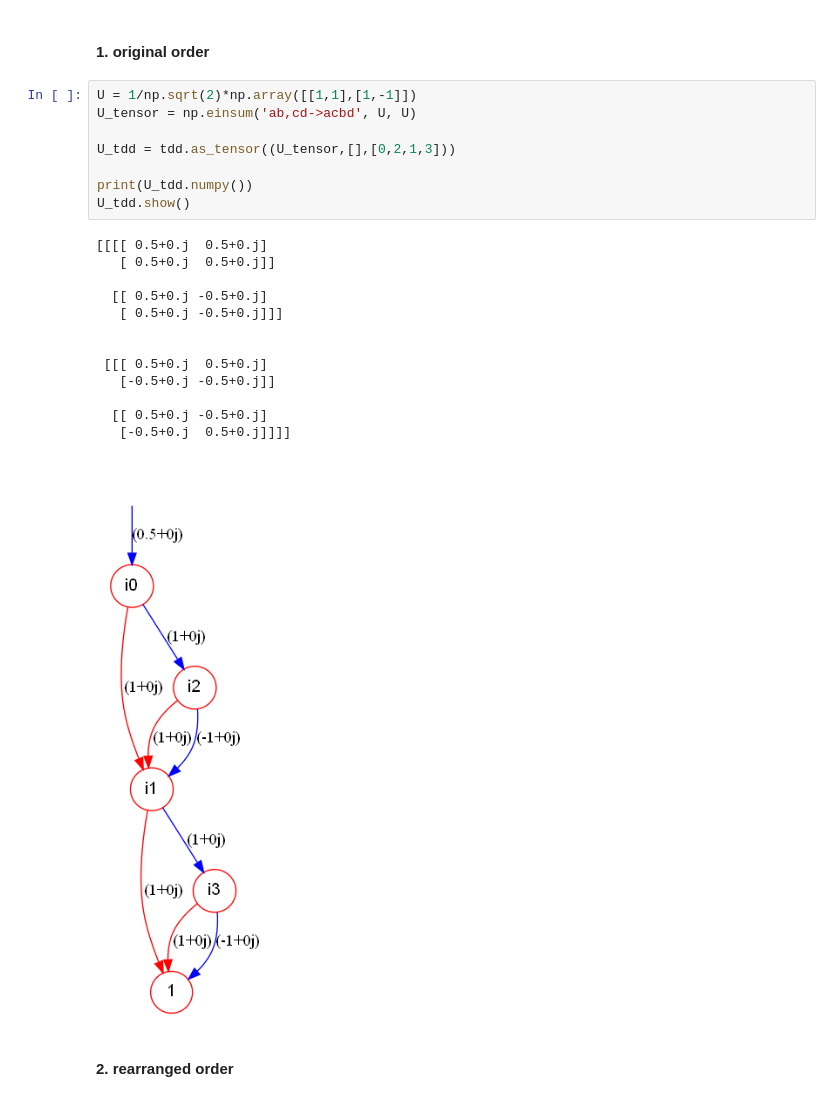
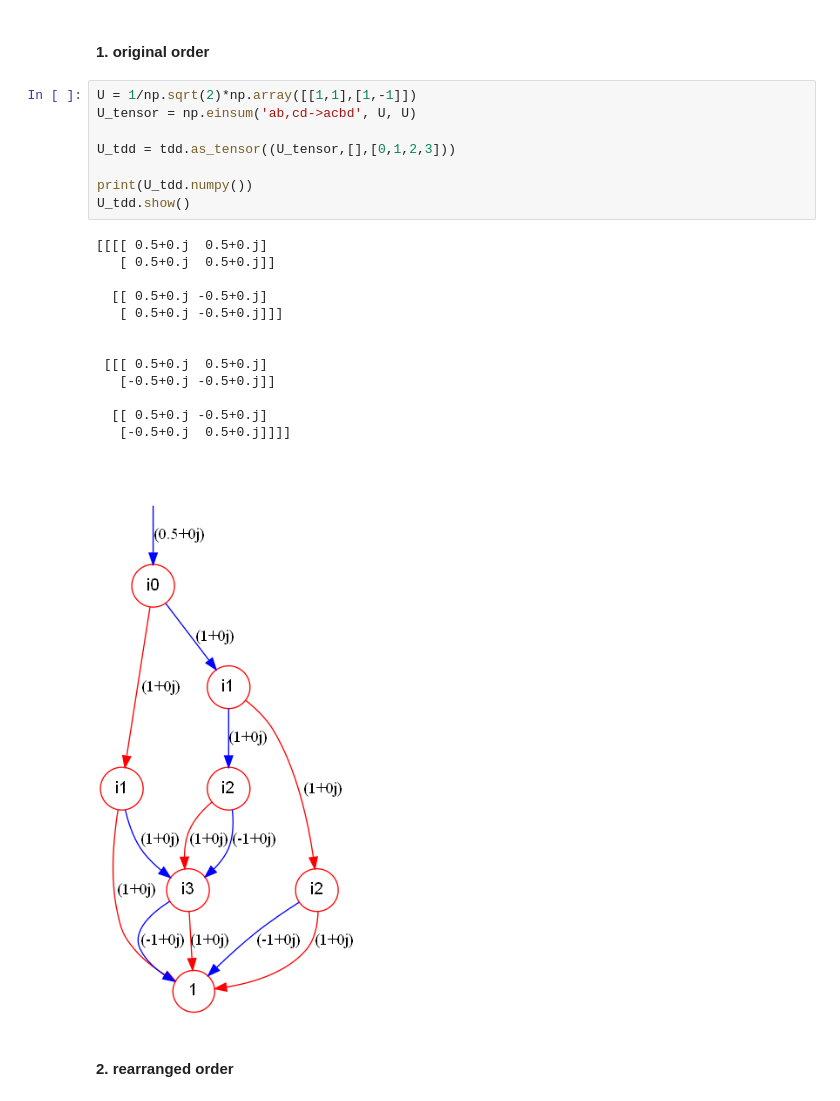
Before and after one commit to TddPy/TDDPy, a Jupyter notebook: pytdd/example.ipynb, the cells around one changed output. Cells and saved outputs as stored; diff of their text form.

```diff
--- a/example.ipynb
+++ b/pytdd/example.ipynb
@@ -33,25 +33,25 @@ U_tdd.show()
 # %%
 U = 1/np.sqrt(2)*np.array([[1,1],[1,-1]])
 U_tensor = np.einsum('ab,cd->acbd', U, U)
 
-U_tdd = tdd.as_tensor((U_tensor,[],[0,2,1,3]))
+U_tdd = tdd.as_tensor((U_tensor,[],[0,1,2,3]))
 
 print(U_tdd.numpy())
 U_tdd.show()
 # %% [output]
 [[[[ 0.5+0.j  0.5+0.j]
    [ 0.5+0.j  0.5+0.j]]
 
   [[ 0.5+0.j -0.5+0.j]
    [ 0.5+0.j -0.5+0.j]]]
 
 
  [[[ 0.5+0.j  0.5+0.j]
    [-0.5+0.j -0.5+0.j]]
 
   [[ 0.5+0.j -0.5+0.j]
    [-0.5+0.j  0.5+0.j]]]]
-[figure, old version]
+[figure, new version]
 # %% [markdown]
 #### 2. rearranged order
 # %%
```
Also changed, not shown: parts of 2 cells of this notebook, 20 other files.
